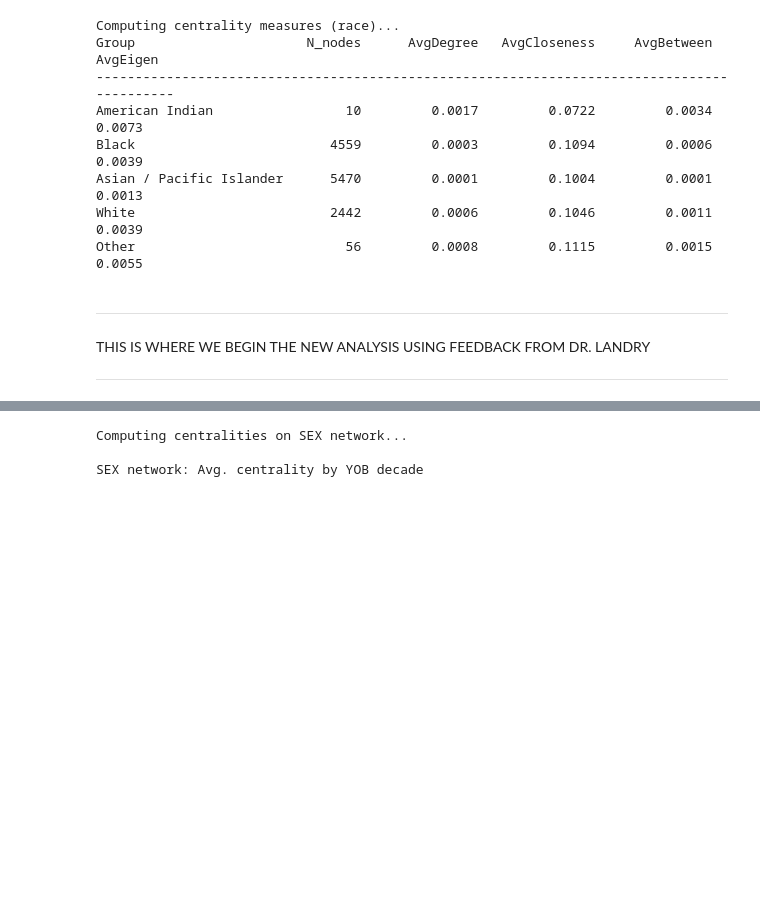
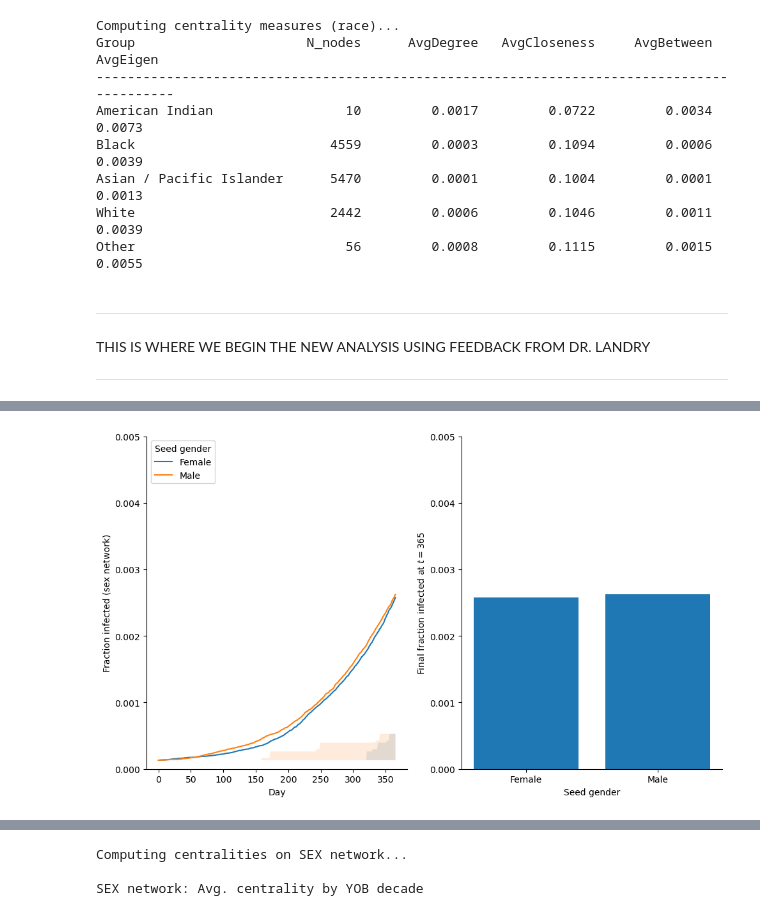
Before and after one commit to pmehta17/hiv-spread, a Jupyter notebook: Project_v2.ipynb, the cells around one changed output, grey strips where cells are left out. Drawn from its saved outputs; the diff is of its cells as text; code cells hidden in the pictures; blank space fills up the shorter version.

```diff
--- a/Project_v2.ipynb
+++ b/Project_v2.ipynb
@@ -1776,2 +1741,59 @@ SEX network gender counts:
+# %%
+# ======================================================================
+# PLOTTING: SEX NETWORK BY GENDER (same style as DRUG YOB plots)
+# ======================================================================
+
+plt.figure(figsize=(10, 6))
+
+# ---------------------------------------------------------------
+# Left subplot: I(t) with 25–75% quantile bands
+# ---------------------------------------------------------------
+plt.subplot(1, 2, 1)
+for gender in sorted(gender_runs_sex.keys()):
+    arr = gender_runs_sex[gender]          # shape (n_runs, T)
+    mean_curve = arr.mean(axis=0)
+    quant25 = np.quantile(arr, 0.25, axis=0)
+    quant75 = np.quantile(arr, 0.75, axis=0)
+
+    plt.plot(t_gender_sex, mean_curve, label=gender)
+    plt.fill_between(
+        t_gender_sex,
+        quant25,
+        quant75,
+        alpha=0.15
+    )
+
+plt.xlabel("Day")
+plt.ylabel("Fraction infected (sex network)")
+plt.ylim(0, 0.005)
+# (Optional) title:
+# plt.title("Infection Dynamics by Seed Gender in SEX Network")
+plt.legend(title="Seed gender", loc="upper left")
+
+# ---------------------------------------------------------------
+# Right subplot: bar plot of infective potential at t=365
+# ---------------------------------------------------------------
+plt.subplot(1, 2, 2)
+final_values_gender_sex = {
+    gender: arr.mean(axis=0)[-1]   # average over runs, final timepoint
+    for gender, arr in gender_runs_sex.items()
+}
+sorted_genders_sex = list(sorted(final_values_gender_sex.keys()))
+vals_gender_sex = [final_values_gender_sex[g] for g in sorted_genders_sex]
+
+plt.bar(sorted_genders_sex, vals_gender_sex)
+plt.xlabel("Seed gender")
+plt.ylabel(r"Final fraction infected at $t = 365$")
+# (Optional) title:
+# plt.title("Infective Potential by Seed Gender (SEX Network)")
+plt.ylim(0, 0.005)
+plt.xticks(rotation=0)
+
+plt.tight_layout()
+sns.despine()
+plt.savefig("Gender_Sex.pdf", dpi=1000)
+plt.show()
+# %% [output]
+[figure, added]
 # %%
 # ======================================================================
```
Also changed, not shown: parts of 12 cells of this notebook.
